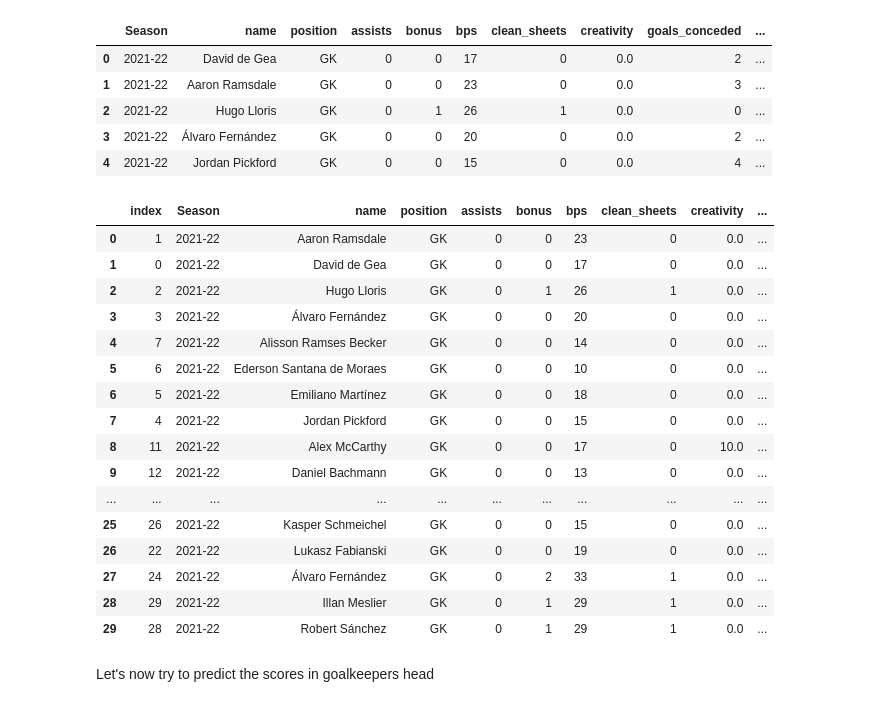
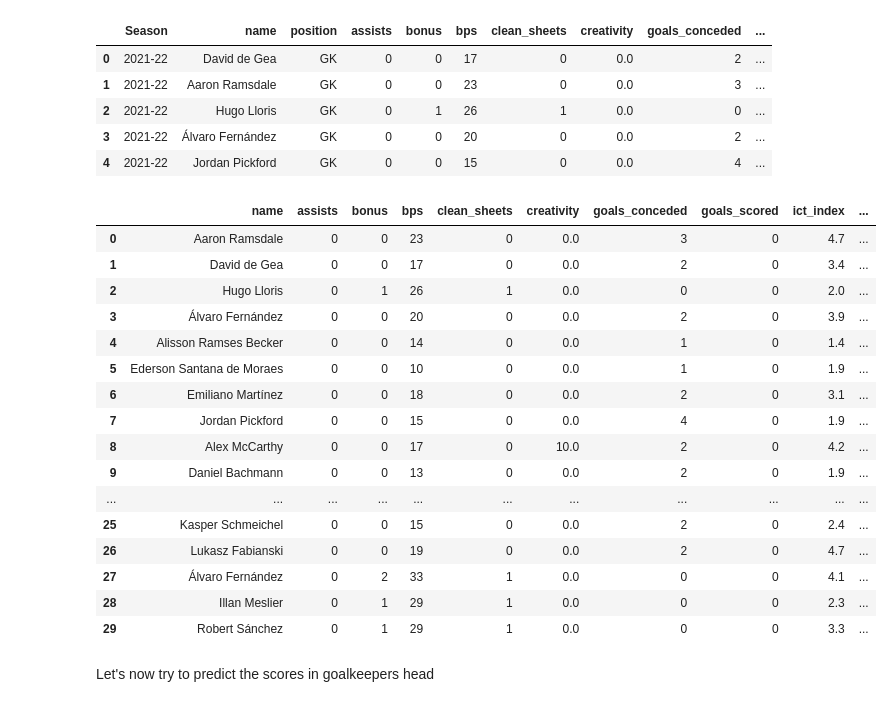
Before and after one commit to hledwards33/FPL_Predictive_Team_Selection, a Jupyter notebook: Goalkeeper Model.ipynb, the cells around one changed output. Cells and saved outputs as stored; diff of their text form; code cells hidden in the pictures.

Commit message:
Started to build value estimation logic in Goalkeeper Model.ipynb

```diff
--- a/Goalkeeper Model.ipynb
+++ b/Goalkeeper Model.ipynb
@@ -133,27 +153,28 @@ goalkeepers.head()
 # %%
 goalkeepers.sort_values(by=['match_date', 'name'], ascending=[False, True], inplace=True)
 latest_season = goalkeepers['Season'].unique()[0]
 latest_gw = goalkeepers['GW'].unique()[:5]
-goalkeeper_latest = goalkeepers[(goalkeepers['GW'].isin(latest_gw) ) | (goalkeepers['Season'] == latest_season)].reset_index()
+goalkeeper_latest = goalkeepers[(goalkeepers['GW'].isin(latest_gw) ) | (goalkeepers['Season'] == latest_season)].reset_index(drop=True)
+goalkeeper_latest.drop(['Season', 'position', 'match_date', 'team'], axis=1, inplace=True)
 goalkeeper_latest.head(30)
 # %% [output]
-|  | index | Season | name | position | assists | bonus | bps | clean_sheets | creativity | ... |
-| 0 | 1 | 2021-22 | Aaron Ramsdale | GK | 0 | 0 | 23 | 0 | 0.0 | ... |
-| 1 | 0 | 2021-22 | David de Gea | GK | 0 | 0 | 17 | 0 | 0.0 | ... |
-| 2 | 2 | 2021-22 | Hugo Lloris | GK | 0 | 1 | 26 | 1 | 0.0 | ... |
-| 3 | 3 | 2021-22 | Álvaro Fernández | GK | 0 | 0 | 20 | 0 | 0.0 | ... |
-| 4 | 7 | 2021-22 | Alisson Ramses Becker | GK | 0 | 0 | 14 | 0 | 0.0 | ... |
-| 5 | 6 | 2021-22 | Ederson Santana de Moraes | GK | 0 | 0 | 10 | 0 | 0.0 | ... |
-| 6 | 5 | 2021-22 | Emiliano Martínez | GK | 0 | 0 | 18 | 0 | 0.0 | ... |
-| 7 | 4 | 2021-22 | Jordan Pickford | GK | 0 | 0 | 15 | 0 | 0.0 | ... |
-| 8 | 11 | 2021-22 | Alex McCarthy | GK | 0 | 0 | 17 | 0 | 10.0 | ... |
-| 9 | 12 | 2021-22 | Daniel Bachmann | GK | 0 | 0 | 13 | 0 | 0.0 | ... |
+|  | name | assists | bonus | bps | clean_sheets | creativity | goals_conceded | goals_scored | ict_index | ... |
+| 0 | Aaron Ramsdale | 0 | 0 | 23 | 0 | 0.0 | 3 | 0 | 4.7 | ... |
+| 1 | David de Gea | 0 | 0 | 17 | 0 | 0.0 | 2 | 0 | 3.4 | ... |
+| 2 | Hugo Lloris | 0 | 1 | 26 | 1 | 0.0 | 0 | 0 | 2.0 | ... |
+| 3 | Álvaro Fernández | 0 | 0 | 20 | 0 | 0.0 | 2 | 0 | 3.9 | ... |
+| 4 | Alisson Ramses Becker | 0 | 0 | 14 | 0 | 0.0 | 1 | 0 | 1.4 | ... |
+| 5 | Ederson Santana de Moraes | 0 | 0 | 10 | 0 | 0.0 | 1 | 0 | 1.9 | ... |
+| 6 | Emiliano Martínez | 0 | 0 | 18 | 0 | 0.0 | 2 | 0 | 3.1 | ... |
+| 7 | Jordan Pickford | 0 | 0 | 15 | 0 | 0.0 | 4 | 0 | 1.9 | ... |
+| 8 | Alex McCarthy | 0 | 0 | 17 | 0 | 10.0 | 2 | 0 | 4.2 | ... |
+| 9 | Daniel Bachmann | 0 | 0 | 13 | 0 | 0.0 | 2 | 0 | 1.9 | ... |
 | ... | ... | ... | ... | ... | ... | ... | ... | ... | ... | ... |
-| 25 | 26 | 2021-22 | Kasper Schmeichel | GK | 0 | 0 | 15 | 0 | 0.0 | ... |
-| 26 | 22 | 2021-22 | Lukasz Fabianski | GK | 0 | 0 | 19 | 0 | 0.0 | ... |
-| 27 | 24 | 2021-22 | Álvaro Fernández | GK | 0 | 2 | 33 | 1 | 0.0 | ... |
-| 28 | 29 | 2021-22 | Illan Meslier | GK | 0 | 1 | 29 | 1 | 0.0 | ... |
-| 29 | 28 | 2021-22 | Robert Sánchez | GK | 0 | 1 | 29 | 1 | 0.0 | ... |
+| 25 | Kasper Schmeichel | 0 | 0 | 15 | 0 | 0.0 | 2 | 0 | 2.4 | ... |
+| 26 | Lukasz Fabianski | 0 | 0 | 19 | 0 | 0.0 | 2 | 0 | 4.7 | ... |
+| 27 | Álvaro Fernández | 0 | 2 | 33 | 1 | 0.0 | 0 | 0 | 4.1 | ... |
+| 28 | Illan Meslier | 0 | 1 | 29 | 1 | 0.0 | 0 | 0 | 2.3 | ... |
+| 29 | Robert Sánchez | 0 | 1 | 29 | 1 | 0.0 | 0 | 0 | 3.3 | ... |
 # %% [markdown]
 Let's now try to predict the scores in goalkeepers head
 # %% [markdown]
```
Also changed, not shown: parts of 16 cells of this notebook.
